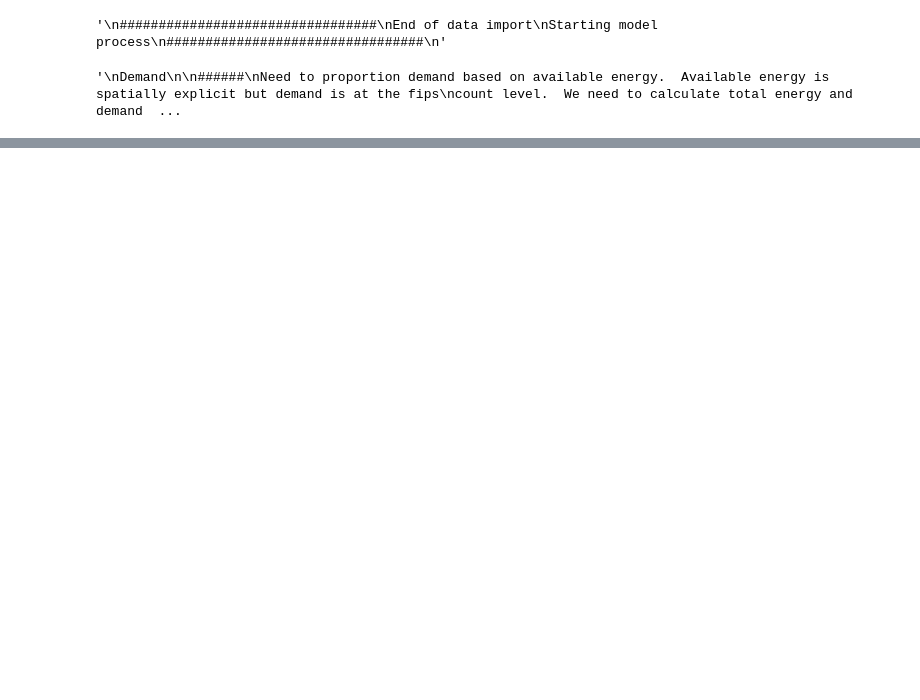
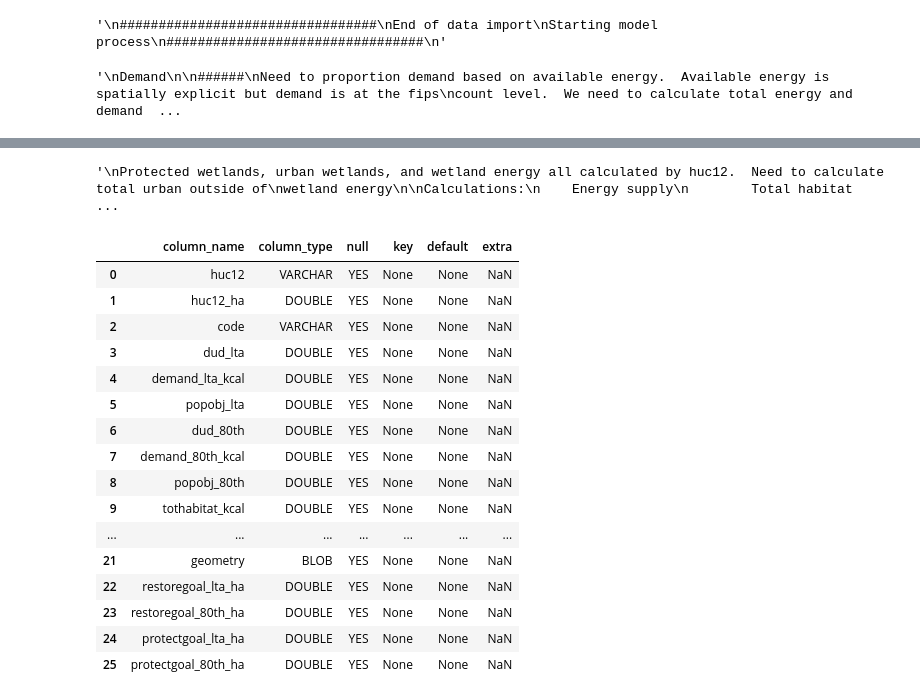
Before and after one commit to mkmitchell/abdumodel, a Jupyter notebook: WaterfowlHabitat.ipynb, the cells around one changed output, grey strips where cells are left out. Drawn from its saved outputs; the diff is of its cells as text; code cells hidden in the pictures; blank space fills up the shorter version.

```diff
--- a/WaterfowlHabitat.ipynb
+++ b/WaterfowlHabitat.ipynb
@@ -315,0 +876,54 @@ END Demand
+# %%
+'''
+Protected wetlands, urban wetlands, and wetland energy all calculated by huc12.  Need to calculate total urban outside of
+wetland energy
+
+Calculations:
+    Energy supply
+        Total habitat energy within huc - THabNrg
+        Total habitat hectares within huc - THabHA
+
+    Energy demand
+        LTA and X80 DUD by huc - TLTADUD anc X80DUD
+        LTA and X80 Demand by huc - TLTADemand and X80Demand
+        LTA and X80 Population objective by huc - LTAPopObj and X80PopObj
+
+    Protected lands
+        Total protected hectares by huc - ProtHA
+
+    Protected habitat hectares and energy
+        Total protected hectares - ProtHabHA
+        Total protected energy - ProtHabNrg
+
+    Weighted mean and calculations based off of it
+        Weighted mean kcal/ha with weight being Total habitat energy
+        Energy Protection needed - NrgProtRq
+        Restoration HA based off of weighted mean - RstorHA
+        Protection HA based off weighted mean - RstorProtHA
+
+'''
+#################################
+#################################
+#################################
+# %% [output]
+'\nProtected wetlands, urban wetlands, and wetland energy all calculated by huc12.  Need to calculate total urban outside of\nwetland energy\n\nCalculations:\n    Energy supply\n        Total habitat  ...
+# %%
+con.sql('describe athuclevel').df()
+# %% [output]
+|  | column_name | column_type | null | key | default | extra |
+| 0 | huc12 | VARCHAR | YES | None | None | NaN |
+| 1 | huc12_ha | DOUBLE | YES | None | None | NaN |
+| 2 | code | VARCHAR | YES | None | None | NaN |
+| 3 | dud_lta | DOUBLE | YES | None | None | NaN |
+| 4 | demand_lta_kcal | DOUBLE | YES | None | None | NaN |
+| 5 | popobj_lta | DOUBLE | YES | None | None | NaN |
+| 6 | dud_80th | DOUBLE | YES | None | None | NaN |
+| 7 | demand_80th_kcal | DOUBLE | YES | None | None | NaN |
+| 8 | popobj_80th | DOUBLE | YES | None | None | NaN |
+| 9 | tothabitat_kcal | DOUBLE | YES | None | None | NaN |
+| ... | ... | ... | ... | ... | ... | ... |
+| 21 | geometry | BLOB | YES | None | None | NaN |
+| 22 | restoregoal_lta_ha | DOUBLE | YES | None | None | NaN |
+| 23 | restoregoal_80th_ha | DOUBLE | YES | None | None | NaN |
+| 24 | protectgoal_lta_ha | DOUBLE | YES | None | None | NaN |
+| 25 | protectgoal_80th_ha | DOUBLE | YES | None | None | NaN |
```
Also changed, not shown: parts of 66 cells of this notebook.
